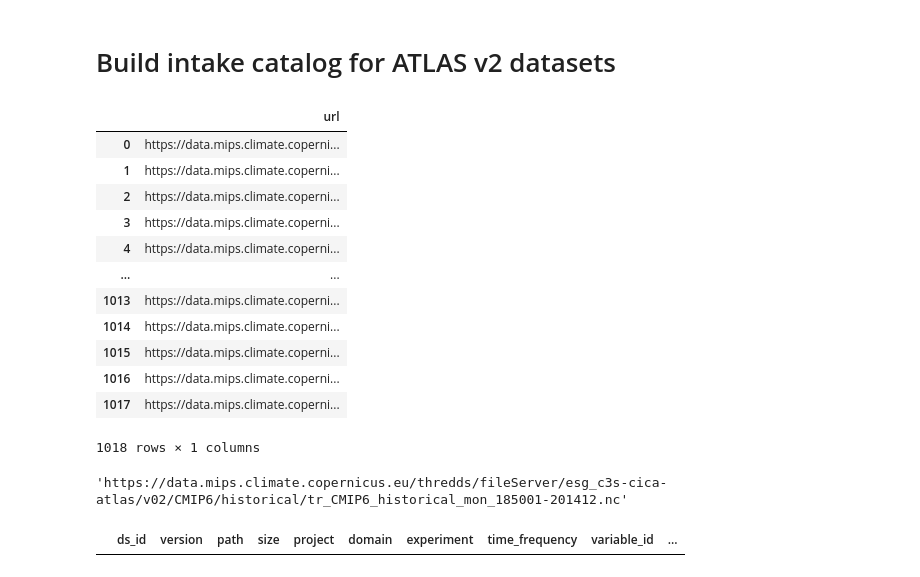
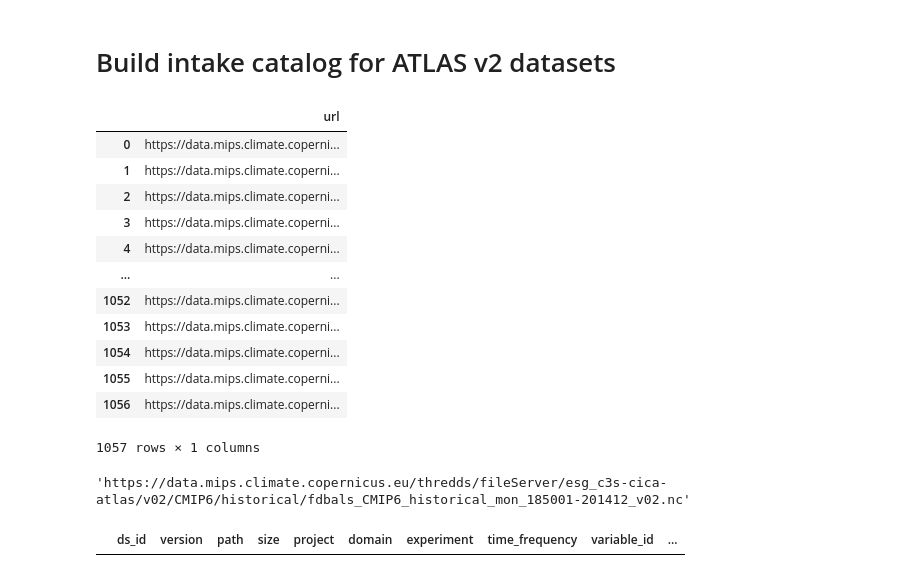
Before and after one commit to cp4cds/c3s_34g_manifests, a Jupyter notebook: notebooks/atlas_v2_build_intake_catalog.ipynb, the cells around one changed output. Saved outputs shown, nothing was run; the diff lists cells and outputs as text; code cells hidden in the pictures.

```diff
--- a/notebooks/atlas_v2_build_intake_catalog.ipynb
+++ b/notebooks/atlas_v2_build_intake_catalog.ipynb
@@ -6,26 +6,26 @@ import numpy as np
 # %%
 ## load manifest
 
-df = pd.read_csv("../atlas_v2/manifest-atlas-v2_20250318.txt", names=["url"])
+df = pd.read_csv("../atlas_v2/manifest-atlas-v2_20250414.txt", names=["url"])
 df
 # %% [output]
 |  | url |
 | 0 | https://data.mips.climate.coperni... |
 | 1 | https://data.mips.climate.coperni... |
 | 2 | https://data.mips.climate.coperni... |
 | 3 | https://data.mips.climate.coperni... |
 | 4 | https://data.mips.climate.coperni... |
 | ... | ... |
-| 1013 | https://data.mips.climate.coperni... |
-| 1014 | https://data.mips.climate.coperni... |
-| 1015 | https://data.mips.climate.coperni... |
-| 1016 | https://data.mips.climate.coperni... |
-| 1017 | https://data.mips.climate.coperni... |
+| 1052 | https://data.mips.climate.coperni... |
+| 1053 | https://data.mips.climate.coperni... |
+| 1054 | https://data.mips.climate.coperni... |
+| 1055 | https://data.mips.climate.coperni... |
+| 1056 | https://data.mips.climate.coperni... |
-1018 rows × 1 columns
+1057 rows × 1 columns
 # %%
 df.url[0]
 # %% [output]
-'https://data.mips.climate.copernicus.eu/thredds/fileServer/esg_c3s-cica-atlas/v02/CMIP6/historical/tr_CMIP6_historical_mon_185001-201412.nc'
+'https://data.mips.climate.copernicus.eu/thredds/fileServer/esg_c3s-cica-atlas/v02/CMIP6/historical/fdbals_CMIP6_historical_mon_185001-201412_v02.nc'
 # %%
 ## build new dataframe
 
```
Also changed, not shown: parts of 13 cells of this notebook, 1 other file.
